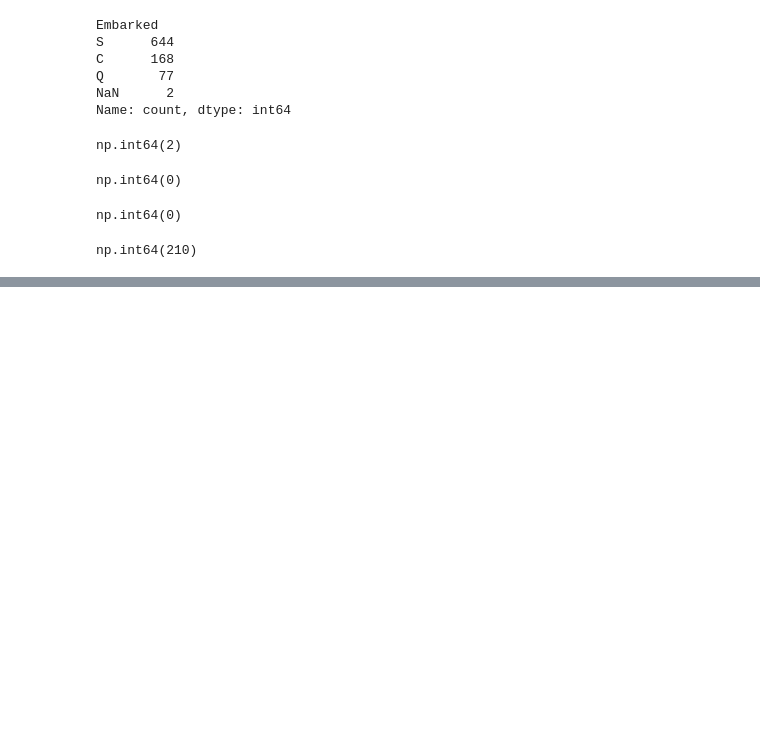
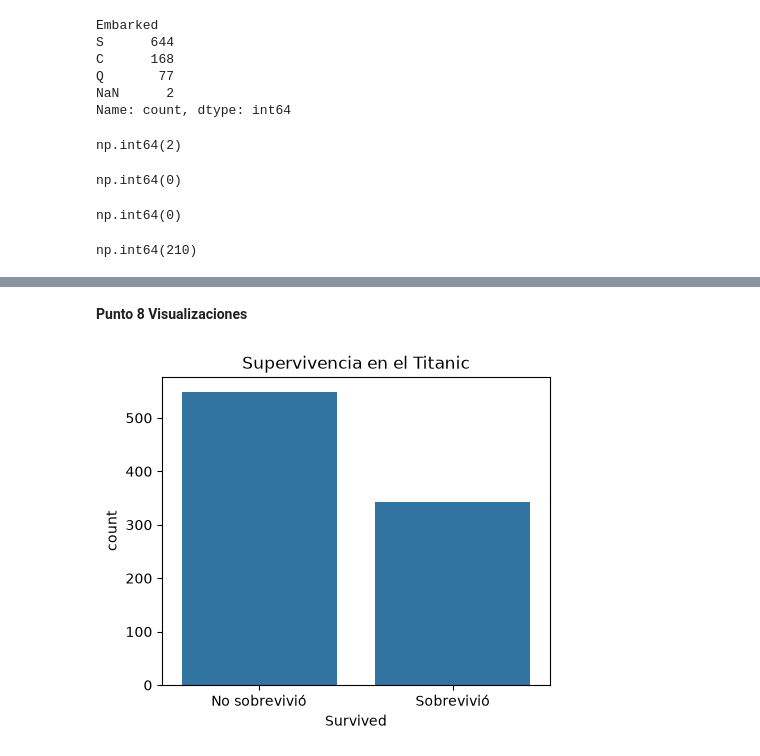
Before and after one commit to Lizeth2325/Proyecto_progra, a Jupyter notebook: cuadernos/exploracion_Lizeth.ipynb, the cells around one changed output, grey strips where cells are left out. Saved outputs shown, nothing was run; the diff lists cells and outputs as text; code cells hidden in the pictures; blank space fills up the shorter version.

```diff
--- a/cuadernos/exploracion_Lizeth.ipynb
+++ b/cuadernos/exploracion_Lizeth.ipynb
@@ -50,0 +85,10 @@ np.int64(210)
+# %% [markdown]
+**Punto 8 Visualizaciones**
+# %%
+plt.figure(figsize=(5, 4))
+sns.countplot(data=df, x="Survived")
+plt.xticks([0, 1], ["No sobrevivió", "Sobrevivió"])
+plt.title("Supervivencia en el Titanic")
+plt.show()
+# %% [output]
+[figure, added]
```
Also changed, not shown: parts of 10 cells of this notebook.
